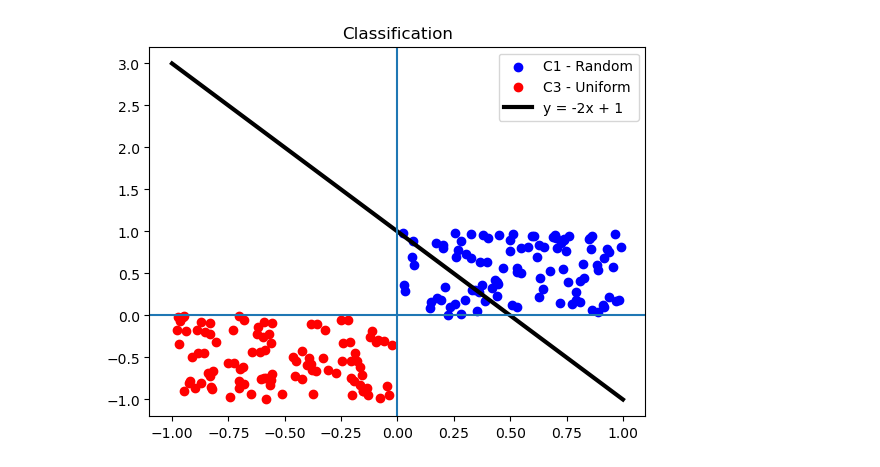
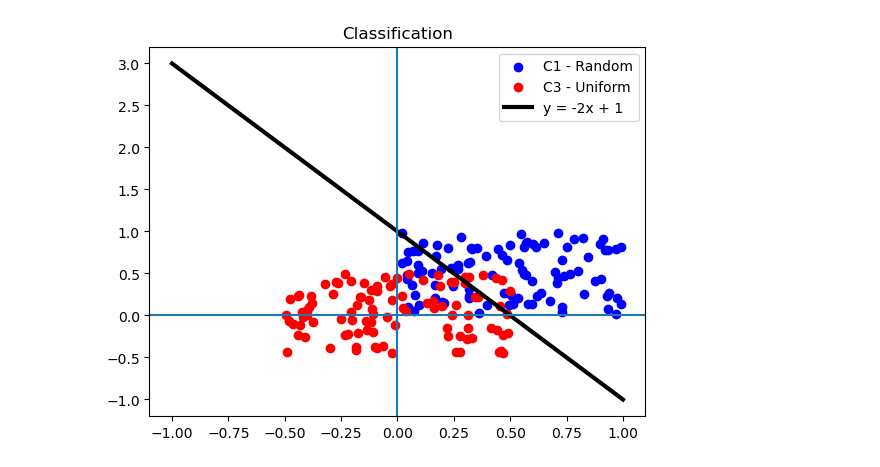
Before and after one commit to yk0766/MLAfterHoursAssignments, a Jupyter notebook: Classification.ipynb, the cells around one changed output. Cells and saved outputs as stored; diff of their text form; code cells hidden in the pictures.

Commit message:
Graph updated

```diff
--- a/Classification.ipynb
+++ b/Classification.ipynb
@@ -2,14 +2,14 @@
 import numpy as np
 import matplotlib.pyplot as plt
 # %%
-def generate_linear_data(x_values, num_points, slope, intercept, noise_mean, noise_std):
+def generate_linear_data(x_values, num_points, w1, w0, noise_mean, noise_std):
 
     # Step 1 — Generate random noise from a normal distribution
     noise = np.random.normal(noise_mean, noise_std, num_points)
 
     # Step 2 — Apply linear equation y = mx + c
     # Then add noise to simulate real-world imperfect data
-    y_values = slope * x_values + intercept + noise
+    y_values = w1 * x_values + w0 + noise
 
     # Step 3 — Return generated y values
     return y_values
@@ -17,33 +17,33 @@ def generate_linear_data(x_values, num_points, slope, intercept, noise_mean, noi
 n = 100
 
 x1 = np.random.random(n)
 y1 = np.random.random(n)
 
 # x2 = np.random.normal(-1, 0.1, n)
 # y2 = np.random.normal(0.5, 0.1 , n)
 
-x3 = np.random.uniform(0, -1, n)
-y3 = np.random.uniform(0, -1, n)
+x3 = np.random.uniform(0.5, -0.5, n)
+y3 = np.random.uniform(0.5, -0.5, n)
 
 x0 = np.linspace(-1, 1, n)
 y0 = generate_linear_data(x0, n, -2, 1, 0, 0)
 
 plt.scatter(x1, y1, color = 'blue', label = 'C1 - Random')
 # plt.scatter(x2, y2, color='orange', label = 'C2 - Normal ')
 plt.scatter(x3, y3, color = 'red', label = 'C3 - Uniform')
 plt.plot(x0, y0, color = 'black', label = 'y = -2x + 1', linewidth = 3)
 
 
 #plt.xlabel("X")
 #plt.ylabel("Y")
 #plt.xlim(-5, 2)
 #plt.ylim(-5, 2)
 #plt.yscale(3)
 plt.axhline(0)
 plt.axvline(0)
 
 plt.title("Classification")
 plt.legend()
 plt.show()
 # %% [output]
-[figure, old version]
+[figure, new version]
```
